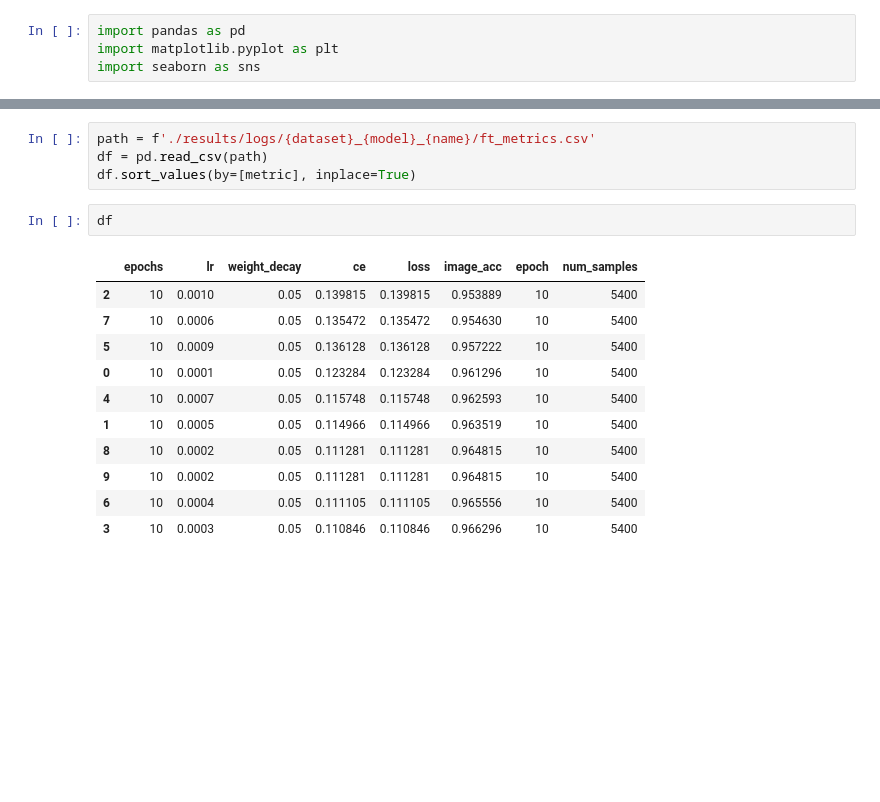
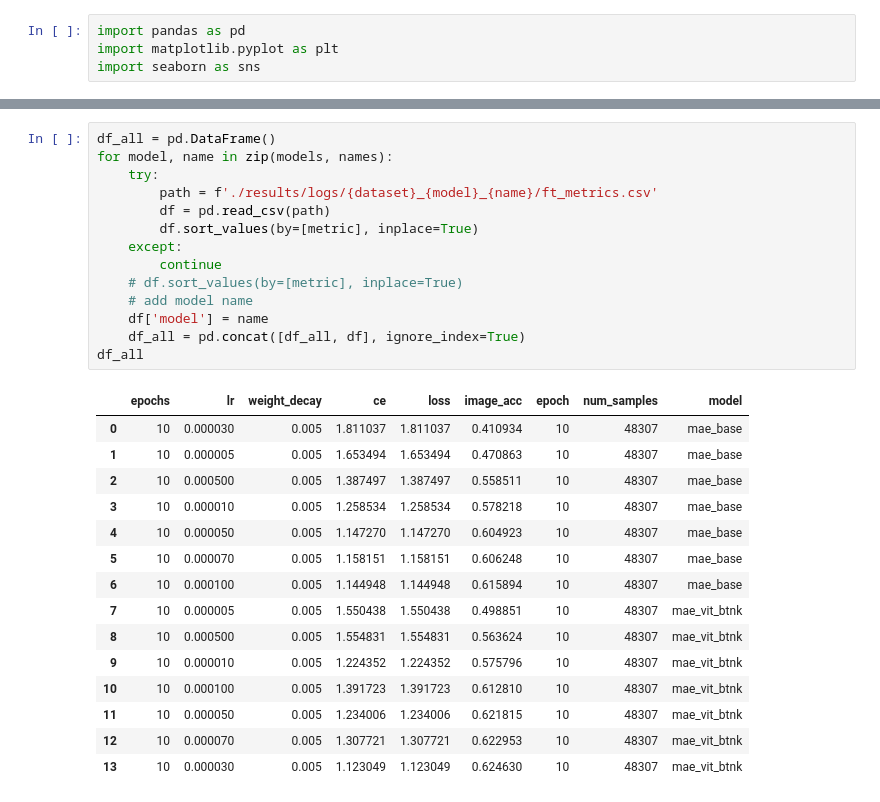
Before and after one commit to uiuctml/GeospatialFM, a Jupyter notebook: collect_results.ipynb, the cells around one changed output, grey strips where cells are left out. Cells and saved outputs as stored; diff of their text form; blank space fills up the shorter version.

```diff
--- a/collect_results.ipynb
+++ b/collect_results.ipynb
@@ -16,19 +16,31 @@ metric = 'mAP' if dataset == 'BigEarthNet' else 'image_acc'
 # %%
-path = f'./results/logs/{dataset}_{model}_{name}/ft_metrics.csv'
-df = pd.read_csv(path)
-df.sort_values(by=[metric], inplace=True)
+df_all = pd.DataFrame()
+for model, name in zip(models, names):
+    try:
+        path = f'./results/logs/{dataset}_{model}_{name}/ft_metrics.csv'
+        df = pd.read_csv(path)
+        df.sort_values(by=[metric], inplace=True)
+    except:
+        continue
+    # df.sort_values(by=[metric], inplace=True)
+    # add model name
+    df['model'] = name
+    df_all = pd.concat([df_all, df], ignore_index=True)
+df_all
+# %% [output]
+|  | epochs | lr | weight_decay | ce | loss | image_acc | epoch | num_samples | model |
+| 0 | 10 | 0.000030 | 0.005 | 1.811037 | 1.811037 | 0.410934 | 10 | 48307 | mae_base |
+| 1 | 10 | 0.000005 | 0.005 | 1.653494 | 1.653494 | 0.470863 | 10 | 48307 | mae_base |
+| 2 | 10 | 0.000500 | 0.005 | 1.387497 | 1.387497 | 0.558511 | 10 | 48307 | mae_base |
+| 3 | 10 | 0.000010 | 0.005 | 1.258534 | 1.258534 | 0.578218 | 10 | 48307 | mae_base |
+| 4 | 10 | 0.000050 | 0.005 | 1.147270 | 1.147270 | 0.604923 | 10 | 48307 | mae_base |
+| 5 | 10 | 0.000070 | 0.005 | 1.158151 | 1.158151 | 0.606248 | 10 | 48307 | mae_base |
+| 6 | 10 | 0.000100 | 0.005 | 1.144948 | 1.144948 | 0.615894 | 10 | 48307 | mae_base |
+| 7 | 10 | 0.000005 | 0.005 | 1.550438 | 1.550438 | 0.498851 | 10 | 48307 | mae_vit_btnk |
+| 8 | 10 | 0.000500 | 0.005 | 1.554831 | 1.554831 | 0.563624 | 10 | 48307 | mae_vit_btnk |
+| 9 | 10 | 0.000010 | 0.005 | 1.224352 | 1.224352 | 0.575796 | 10 | 48307 | mae_vit_btnk |
+| 10 | 10 | 0.000100 | 0.005 | 1.391723 | 1.391723 | 0.612810 | 10 | 48307 | mae_vit_btnk |
+| 11 | 10 | 0.000050 | 0.005 | 1.234006 | 1.234006 | 0.621815 | 10 | 48307 | mae_vit_btnk |
+| 12 | 10 | 0.000070 | 0.005 | 1.307721 | 1.307721 | 0.622953 | 10 | 48307 | mae_vit_btnk |
+| 13 | 10 | 0.000030 | 0.005 | 1.123049 | 1.123049 | 0.624630 | 10 | 48307 | mae_vit_btnk |
-# %%
-df
-# %% [output]
-|  | epochs | lr | weight_decay | ce | loss | image_acc | epoch | num_samples |
-| 2 | 10 | 0.0010 | 0.05 | 0.139815 | 0.139815 | 0.953889 | 10 | 5400 |
-| 7 | 10 | 0.0006 | 0.05 | 0.135472 | 0.135472 | 0.954630 | 10 | 5400 |
-| 5 | 10 | 0.0009 | 0.05 | 0.136128 | 0.136128 | 0.957222 | 10 | 5400 |
-| 0 | 10 | 0.0001 | 0.05 | 0.123284 | 0.123284 | 0.961296 | 10 | 5400 |
-| 4 | 10 | 0.0007 | 0.05 | 0.115748 | 0.115748 | 0.962593 | 10 | 5400 |
-| 1 | 10 | 0.0005 | 0.05 | 0.114966 | 0.114966 | 0.963519 | 10 | 5400 |
-| 8 | 10 | 0.0002 | 0.05 | 0.111281 | 0.111281 | 0.964815 | 10 | 5400 |
-| 9 | 10 | 0.0002 | 0.05 | 0.111281 | 0.111281 | 0.964815 | 10 | 5400 |
-| 6 | 10 | 0.0004 | 0.05 | 0.111105 | 0.111105 | 0.965556 | 10 | 5400 |
-| 3 | 10 | 0.0003 | 0.05 | 0.110846 | 0.110846 | 0.966296 | 10 | 5400 |
 # %%
```
Also changed, not shown: parts of 6 cells of this notebook, 10 other files.
